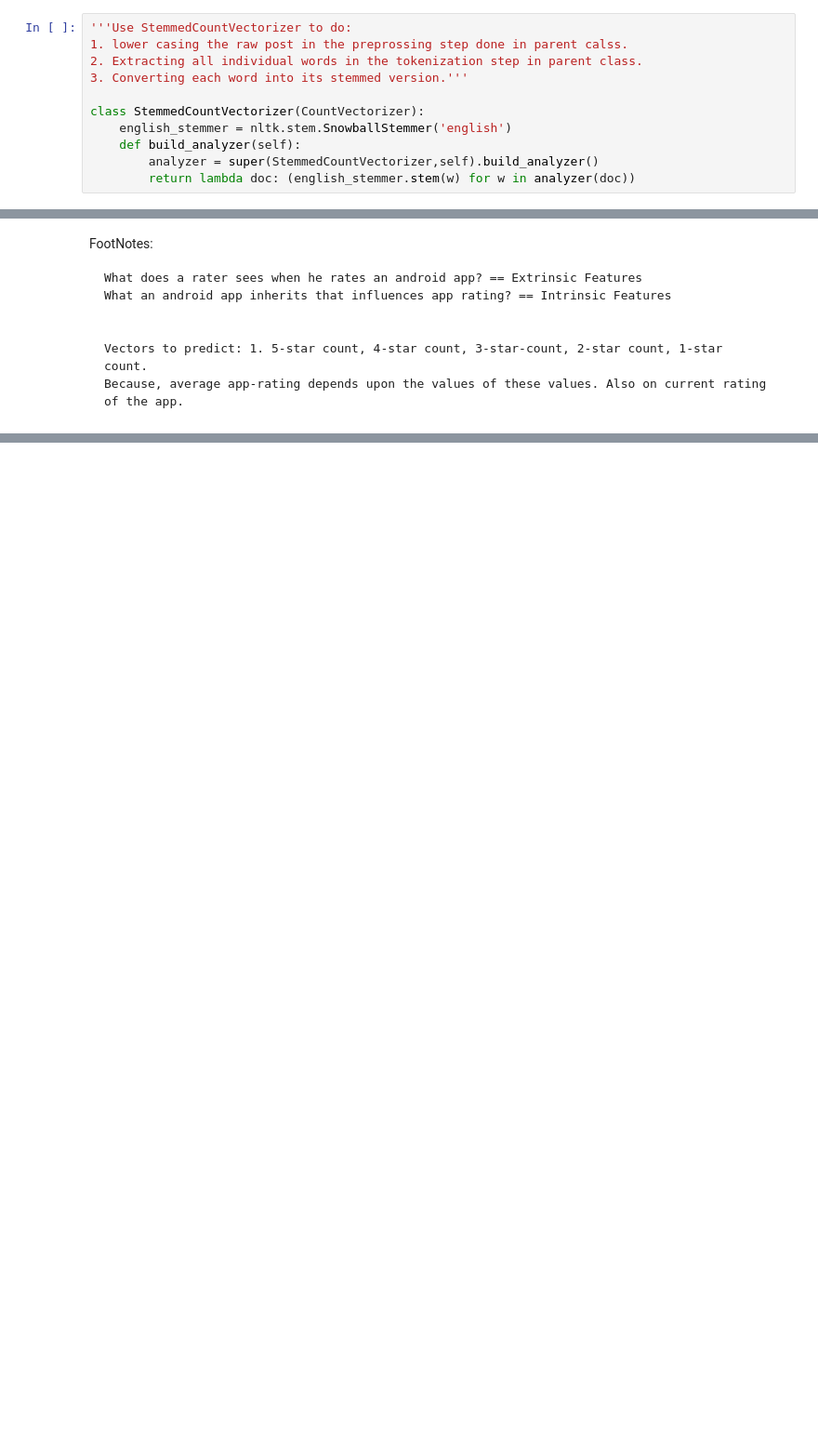
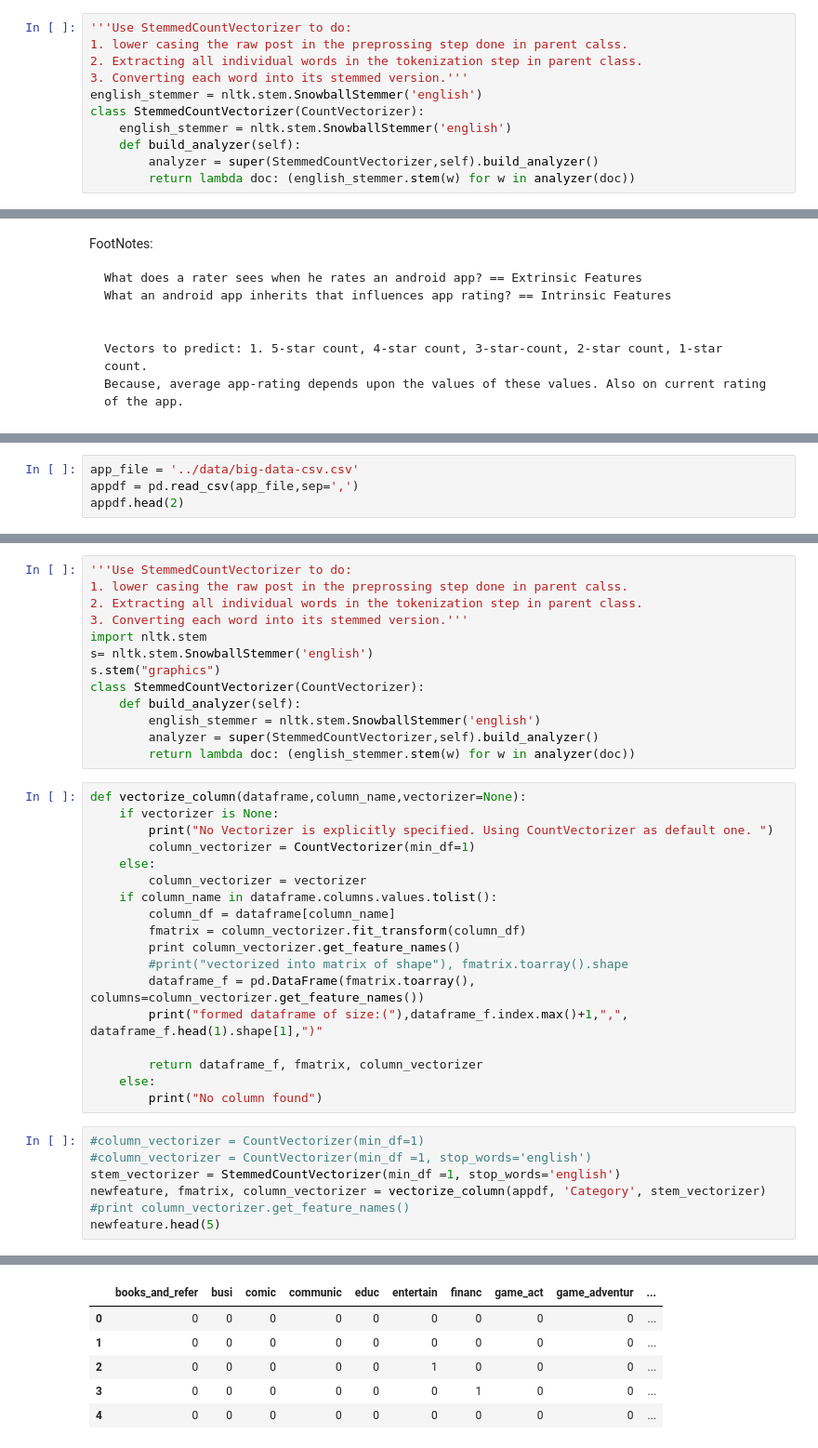
Before and after one commit to ayusharyal1/5DBMinds, a Jupyter notebook: code/AppClassification.ipynb, the cells around one changed output, grey strips where cells are left out. Shown at 93% size. Drawn from its saved outputs; the diff is of its cells as text; blank space fills up the shorter version.

Commit message:
Added functionalities to analyze featues name, installations, category.

```diff
--- a/code/AppClassification.ipynb
+++ b/code/AppClassification.ipynb
@@ -139,7 +136,7 @@ u'graphic'
 1. lower casing the raw post in the preprossing step done in parent calss.
 2. Extracting all individual words in the tokenization step in parent class.
 3. Converting each word into its stemmed version.'''
-
+english_stemmer = nltk.stem.SnowballStemmer('english')
 class StemmedCountVectorizer(CountVectorizer):
     english_stemmer = nltk.stem.SnowballStemmer('english')
     def build_analyzer(self):
@@ -165,0 +191,4 @@ FootNotes:
+# %%
+app_file = '../data/big-data-csv.csv'
+appdf = pd.read_csv(app_file,sep=',')
+appdf.head(2)
@@ -165,0 +239,39 @@ FootNotes:
+# %%
+'''Use StemmedCountVectorizer to do:
+1. lower casing the raw post in the preprossing step done in parent calss.
+2. Extracting all individual words in the tokenization step in parent class.
+3. Converting each word into its stemmed version.'''
+import nltk.stem
+s= nltk.stem.SnowballStemmer('english')
+s.stem("graphics")
+class StemmedCountVectorizer(CountVectorizer):
+    def build_analyzer(self):
+        english_stemmer = nltk.stem.SnowballStemmer('english')
+        analyzer = super(StemmedCountVectorizer,self).build_analyzer()
+        return lambda doc: (english_stemmer.stem(w) for w in analyzer(doc))
+# %%
+def vectorize_column(dataframe,column_name,vectorizer=None):
+    if vectorizer is None:
+        print("No Vectorizer is explicitly specified. Using CountVectorizer as default one. ")
+        column_vectorizer = CountVectorizer(min_df=1)
+    else:
+        column_vectorizer = vectorizer
+    if column_name in dataframe.columns.values.tolist():
+        column_df = dataframe[column_name]
+        fmatrix = column_vectorizer.fit_transform(column_df)
+        print column_vectorizer.get_feature_names()
+        #print("vectorized into matrix of shape"), fmatrix.toarray().shape
+        dataframe_f = pd.DataFrame(fmatrix.toarray(), columns=column_vectorizer.get_feature_names())
+        print("formed dataframe of size:("),dataframe_f.index.max()+1,",", dataframe_f.head(1).shape[1],")"
+
+        return dataframe_f, fmatrix, column_vectorizer
+    else:
+        print("No column found")
+# %%
+#column_vectorizer = CountVectorizer(min_df=1)
+#column_vectorizer = CountVectorizer(min_df =1, stop_words='english')
+stem_vectorizer = StemmedCountVectorizer(min_df =1, stop_words='english')
+newfeature, fmatrix, column_vectorizer = vectorize_column(appdf, 'Category', stem_vectorizer)
+#print column_vectorizer.get_feature_names()
+newfeature.head(5)
+# %% [output]
@@ -165,0 +281,6 @@ FootNotes:
+|  | books_and_refer | busi | comic | communic | educ | entertain | financ | game_act | game_adventur | ... |
+| 0 | 0 | 0 | 0 | 0 | 0 | 0 | 0 | 0 | 0 | ... |
+| 1 | 0 | 0 | 0 | 0 | 0 | 0 | 0 | 0 | 0 | ... |
+| 2 | 0 | 0 | 0 | 0 | 0 | 1 | 0 | 0 | 0 | ... |
+| 3 | 0 | 0 | 0 | 0 | 0 | 0 | 1 | 0 | 0 | ... |
+| 4 | 0 | 0 | 0 | 0 | 0 | 0 | 0 | 0 | 0 | ... |
```
Also changed, not shown: parts of 21 cells of this notebook.
